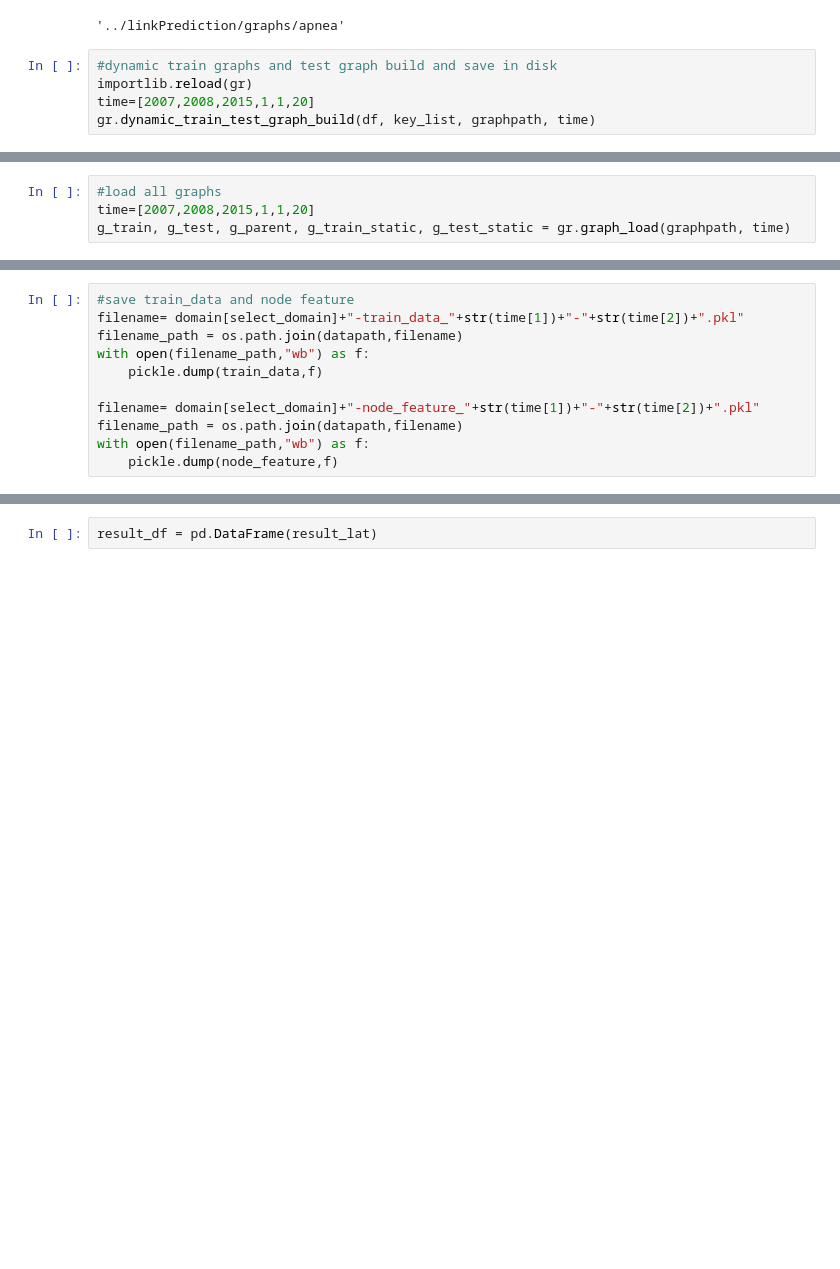
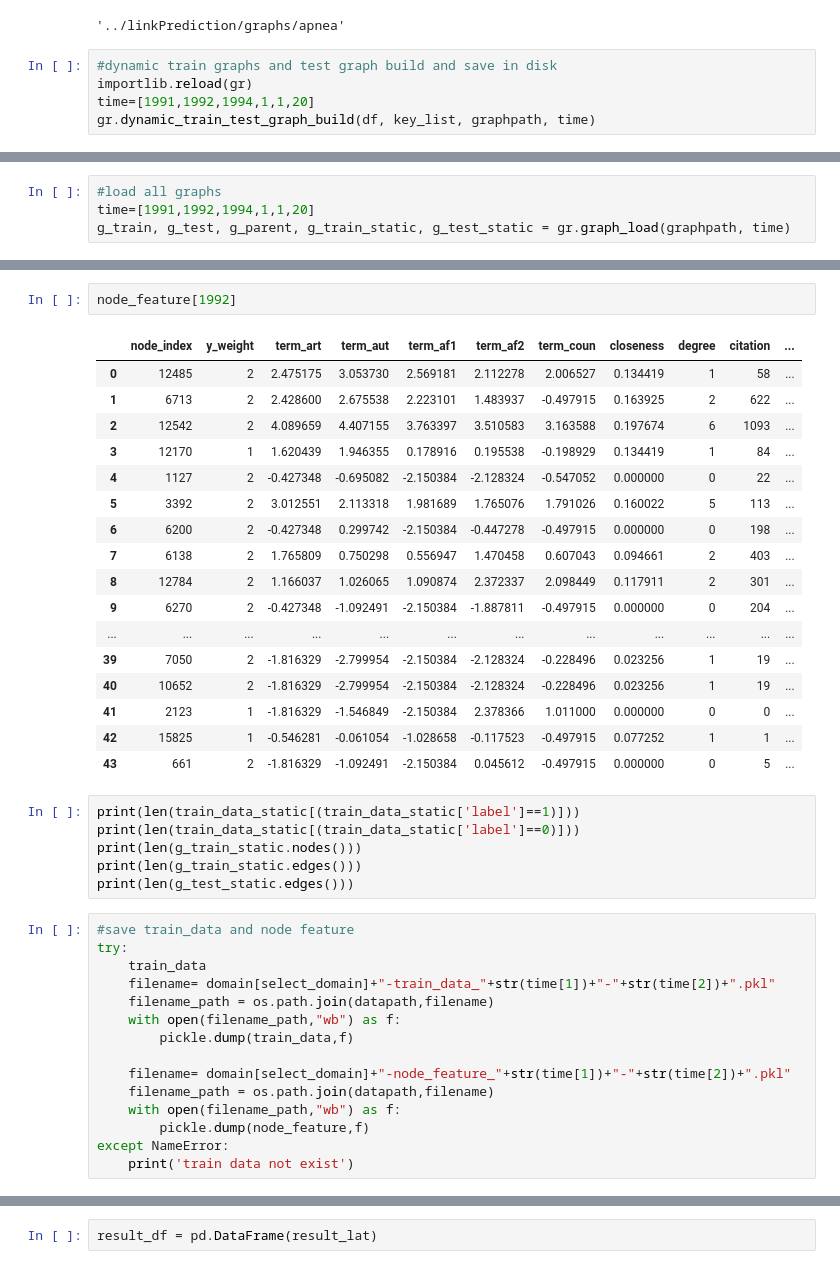
Before and after one commit to ffaisal93/linkPrediction, a Jupyter notebook: link_prediction.ipynb, the cells around one changed output, grey strips where cells are left out. Cells and saved outputs as stored; diff of their text form; blank space fills up the shorter version.

Commit message:
new feature citation introduced and notebook cleaned

```diff
--- a/link_prediction.ipynb
+++ b/link_prediction.ipynb
@@ -60,6 +60,6 @@ graphpath
 # %%
 #dynamic train graphs and test graph build and save in disk
 importlib.reload(gr)
-time=[2007,2008,2015,1,1,20]
+time=[1991,1992,1994,1,1,20]
 gr.dynamic_train_test_graph_build(df, key_list, graphpath, time)
 # %% [output]
@@ -78,5 +73,5 @@ gr.dynamic_train_test_graph_build(df, key_list, graphpath, time)
 # %%
 #load all graphs
-time=[2007,2008,2015,1,1,20]
+time=[1991,1992,1994,1,1,20]
 g_train, g_test, g_parent, g_train_static, g_test_static = gr.graph_load(graphpath, time)
 # %% [output]
@@ -110,14 +104,44 @@ pos in time series: 1311 neg in time series: 11208 pos-neg ratio: 0.116970021413
+# %%
+node_feature[1992]
+# %% [output]
+|  | node_index | y_weight | term_art | term_aut | term_af1 | term_af2 | term_coun | closeness | degree | citation | ... |
+| 0 | 12485 | 2 | 2.475175 | 3.053730 | 2.569181 | 2.112278 | 2.006527 | 0.134419 | 1 | 58 | ... |
+| 1 | 6713 | 2 | 2.428600 | 2.675538 | 2.223101 | 1.483937 | -0.497915 | 0.163925 | 2 | 622 | ... |
+| 2 | 12542 | 2 | 4.089659 | 4.407155 | 3.763397 | 3.510583 | 3.163588 | 0.197674 | 6 | 1093 | ... |
+| 3 | 12170 | 1 | 1.620439 | 1.946355 | 0.178916 | 0.195538 | -0.198929 | 0.134419 | 1 | 84 | ... |
+| 4 | 1127 | 2 | -0.427348 | -0.695082 | -2.150384 | -2.128324 | -0.547052 | 0.000000 | 0 | 22 | ... |
+| 5 | 3392 | 2 | 3.012551 | 2.113318 | 1.981689 | 1.765076 | 1.791026 | 0.160022 | 5 | 113 | ... |
+| 6 | 6200 | 2 | -0.427348 | 0.299742 | -2.150384 | -0.447278 | -0.497915 | 0.000000 | 0 | 198 | ... |
+| 7 | 6138 | 2 | 1.765809 | 0.750298 | 0.556947 | 1.470458 | 0.607043 | 0.094661 | 2 | 403 | ... |
+| 8 | 12784 | 2 | 1.166037 | 1.026065 | 1.090874 | 2.372337 | 2.098449 | 0.117911 | 2 | 301 | ... |
+| 9 | 6270 | 2 | -0.427348 | -1.092491 | -2.150384 | -1.887811 | -0.497915 | 0.000000 | 0 | 204 | ... |
+| ... | ... | ... | ... | ... | ... | ... | ... | ... | ... | ... | ... |
+| 39 | 7050 | 2 | -1.816329 | -2.799954 | -2.150384 | -2.128324 | -0.228496 | 0.023256 | 1 | 19 | ... |
+| 40 | 10652 | 2 | -1.816329 | -2.799954 | -2.150384 | -2.128324 | -0.228496 | 0.023256 | 1 | 19 | ... |
+| 41 | 2123 | 1 | -1.816329 | -1.546849 | -2.150384 | 2.378366 | 1.011000 | 0.000000 | 0 | 0 | ... |
+| 42 | 15825 | 1 | -0.546281 | -0.061054 | -1.028658 | -0.117523 | -0.497915 | 0.077252 | 1 | 1 | ... |
+| 43 | 661 | 2 | -1.816329 | -1.092491 | -2.150384 | 0.045612 | -0.497915 | 0.000000 | 0 | 5 | ... |
+# %%
+print(len(train_data_static[(train_data_static['label']==1)]))
+print(len(train_data_static[(train_data_static['label']==0)]))
+print(len(g_train_static.nodes()))
+print(len(g_train_static.edges()))
+print(len(g_test_static.edges()))
 # %%
 #save train_data and node feature
-filename= domain[select_domain]+"-train_data_"+str(time[1])+"-"+str(time[2])+".pkl"
-filename_path = os.path.join(datapath,filename)
-with open(filename_path,"wb") as f:
-    pickle.dump(train_data,f)
+try:
+    train_data
+    filename= domain[select_domain]+"-train_data_"+str(time[1])+"-"+str(time[2])+".pkl"
+    filename_path = os.path.join(datapath,filename)
+    with open(filename_path,"wb") as f:
+        pickle.dump(train_data,f)
 
-filename= domain[select_domain]+"-node_feature_"+str(time[1])+"-"+str(time[2])+".pkl"
-filename_path = os.path.join(datapath,filename)
-with open(filename_path,"wb") as f:
-    pickle.dump(node_feature,f)
+    filename= domain[select_domain]+"-node_feature_"+str(time[1])+"-"+str(time[2])+".pkl"
+    filename_path = os.path.join(datapath,filename)
+    with open(filename_path,"wb") as f:
+        pickle.dump(node_feature,f)
+except NameError:
+    print('train data not exist')
 # %%
 # ###Extract from file
 filename= domain[select_domain]+"-train_data_"+str(time[1])+"-"+str(time[2])+".pkl"
```
Also changed, not shown: parts of 18 cells of this notebook, 5 other files.
